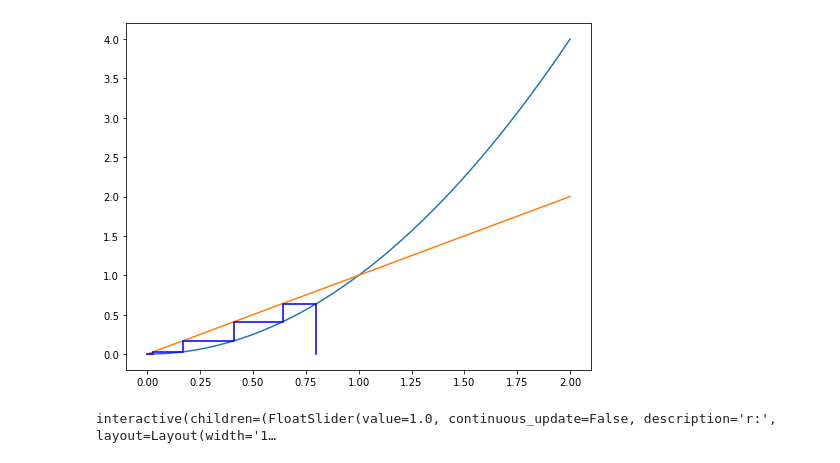
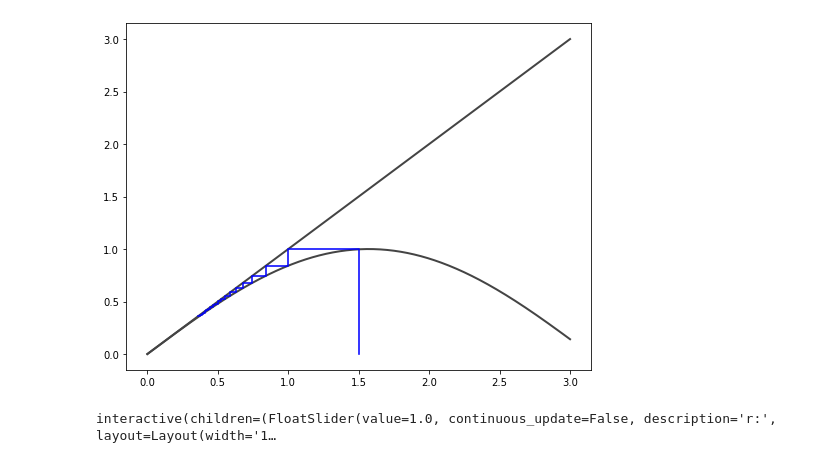
Before and after one commit to galendal/MAT230git, a Jupyter notebook: logistic_map.ipynb, the cells around one changed output. Drawn from its saved outputs; the diff is of its cells as text; code cells hidden in the pictures.

```diff
--- a/logistic_map.ipynb
+++ b/logistic_map.ipynb
@@ -27,43 +27,43 @@ def plot_cobweb(f, r, x0, xmax=1, nmax=40):
     ax = fig.add_subplot(111)
 
     # Plot y = f(x) and y = x
-    ax.plot(x, f(x, r))#, c='#444444', lw=2)
-    ax.plot(x, x)#, c='#444444', lw=2)
+    ax.plot(x, f(x, r), c='#444444', lw=2)
+    ax.plot(x, x, c='#444444', lw=2)
 
     # Iterate x = f(x) for nmax steps, starting at (x0, 0).
     px, py = np.empty((2,nmax+1,2))
     px[0], py[0] = x0, 0
     for n in range(1, nmax, 2):
         px[n] = px[n-1]
         py[n] = f(px[n-1], r)
         px[n+1] = py[n]
         py[n+1] = py[n]
 
     # Plot the path traced out by the iteration.
     ax.plot(px, py, c='b', alpha=0.7)
     plt.show()
     # Annotate and tidy the plot.
 #    ax.minorticks_on()
 #    ax.grid(which='minor', alpha=0.5)
 #    ax.grid(which='major', alpha=0.5)
 #    ax.set_aspect('equal')
 #    ax.set_xlabel('$x$')
 #    ax.set_ylabel(f.latex_label)
 #    ax.set_title('$x_0 = {:.1}, r = {:.2}$'.format(x0, r))
 #
 #    plt.savefig('cobweb_{:.1}_{:.2}.png'.format(x0, r), dpi=dpi)
 
 
 
 # The logistic map, f(x) = rx(1-x).
 #func = AnnotatedFunction(lambda x,r: r*x*(1-x), r'$rx(1-x)$')
 func = lambda x,r: r*x*(1-x)
 func_xr = lambda x,r: x**r
 func_sin = lambda x,r: r*np.sin(x)
-plot_cobweb(func_xr, r= 2, x0=0.8, xmax=2)
+plot_cobweb(func_sin, r= 1, x0=1.5, xmax=3, nmax=40)
 #plot_cobweb(func, 3.8, 0.2, 200)
 # %% [output]
-[figure, old version]
+[figure, new version]
 # %%
 def logistic_one(r,x0,N):
     x = x0
```
Also changed, not shown: parts of 3 cells of this notebook, 9 other files.
